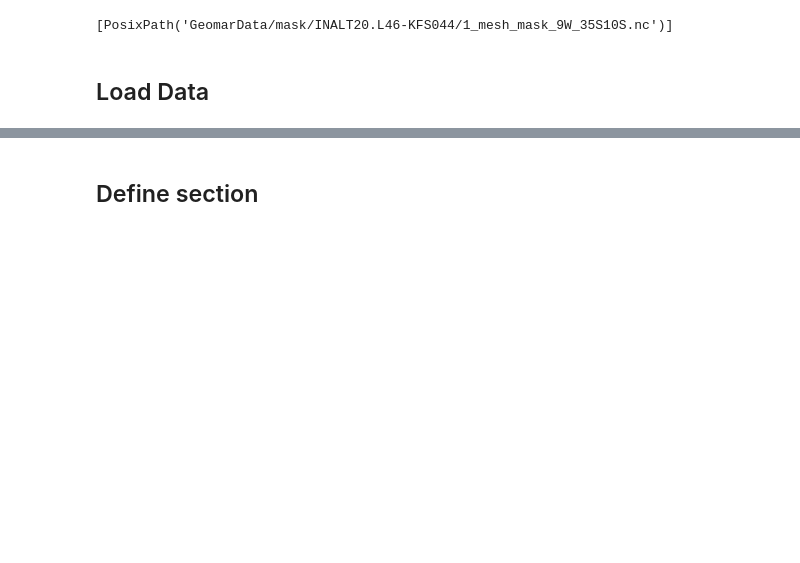
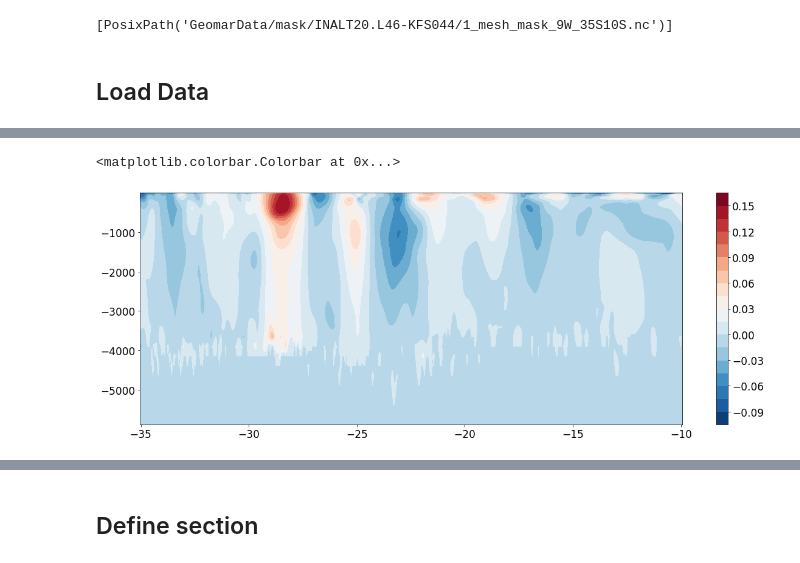
Before and after one commit to PedroVelez/SAGA_iAtlantic_Model, a Jupyter notebook: PIES_ACT_Local.ipynb, the cells around one changed output, grey strips where cells are left out. Cells and saved outputs as stored; diff of their text form; code cells hidden in the pictures; blank space fills up the shorter version.

```diff
--- a/PIES_ACT_Local.ipynb
+++ b/PIES_ACT_Local.ipynb
@@ -223,0 +159,8 @@ U.isel(t=1).isel(x=11).plot()
+# %%
+Vsel=V.isel(t=1).isel(x=1)
+fig, ax= plt.subplots()
+cntr1=ax.contourf(Vsel.nav_lat,-Vsel.z,Vsel,levels=20, cmap="RdBu_r")
+fig.colorbar(cntr1, ax=ax)
+# %% [output]
+<matplotlib.colorbar.Colorbar at 0x...>
+[figure, added]
```
Also changed, not shown: parts of 23 cells of this notebook, 7 other files.
